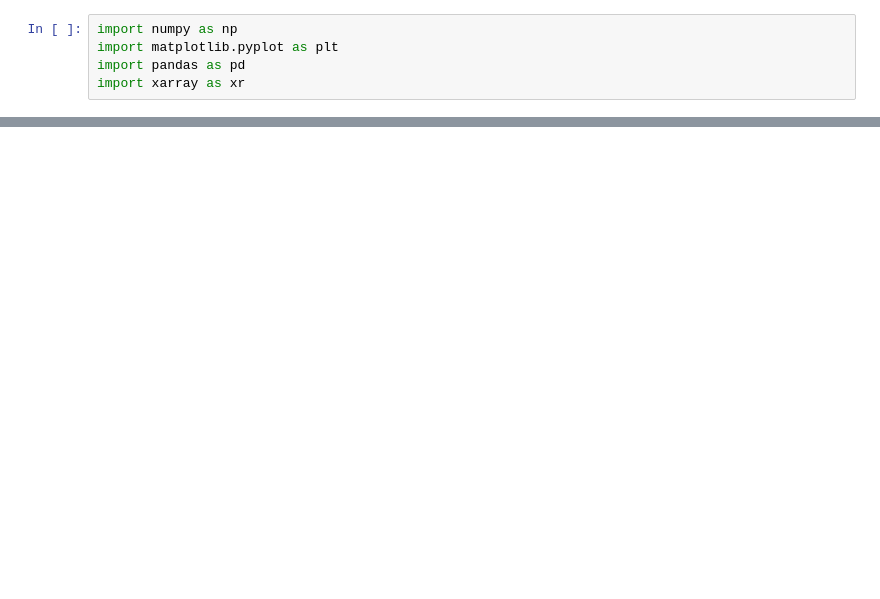
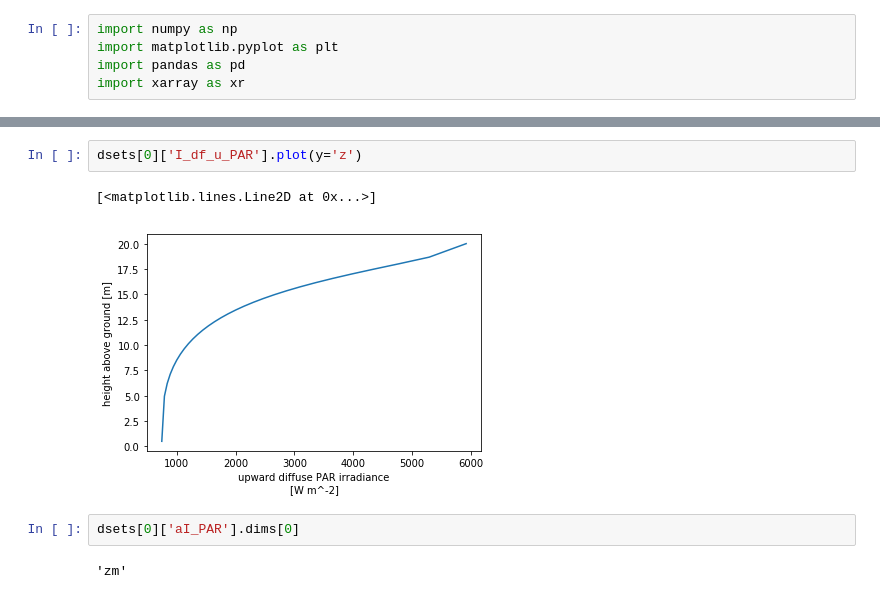
Before and after one commit to zmoon/crt1d, a Jupyter notebook: examples/test_schemes_plot.ipynb, the cells around one changed output, grey strips where cells are left out. Cells and saved outputs as stored; diff of their text form; blank space fills up the shorter version.

```diff
--- a/examples/test_schemes_plot.ipynb
+++ b/examples/test_schemes_plot.ipynb
@@ -167,0 +76,9 @@ array([300., 200.])
+# %%
+dsets[0]['I_df_u_PAR'].plot(y='z')
+# %% [output]
+[<matplotlib.lines.Line2D at 0x...>]
+[figure, added]
+# %%
+dsets[0]['aI_PAR'].dims[0]
+# %% [output]
+'zm'
```
Also changed, not shown: parts of 22 cells of this notebook, 13 other files.
